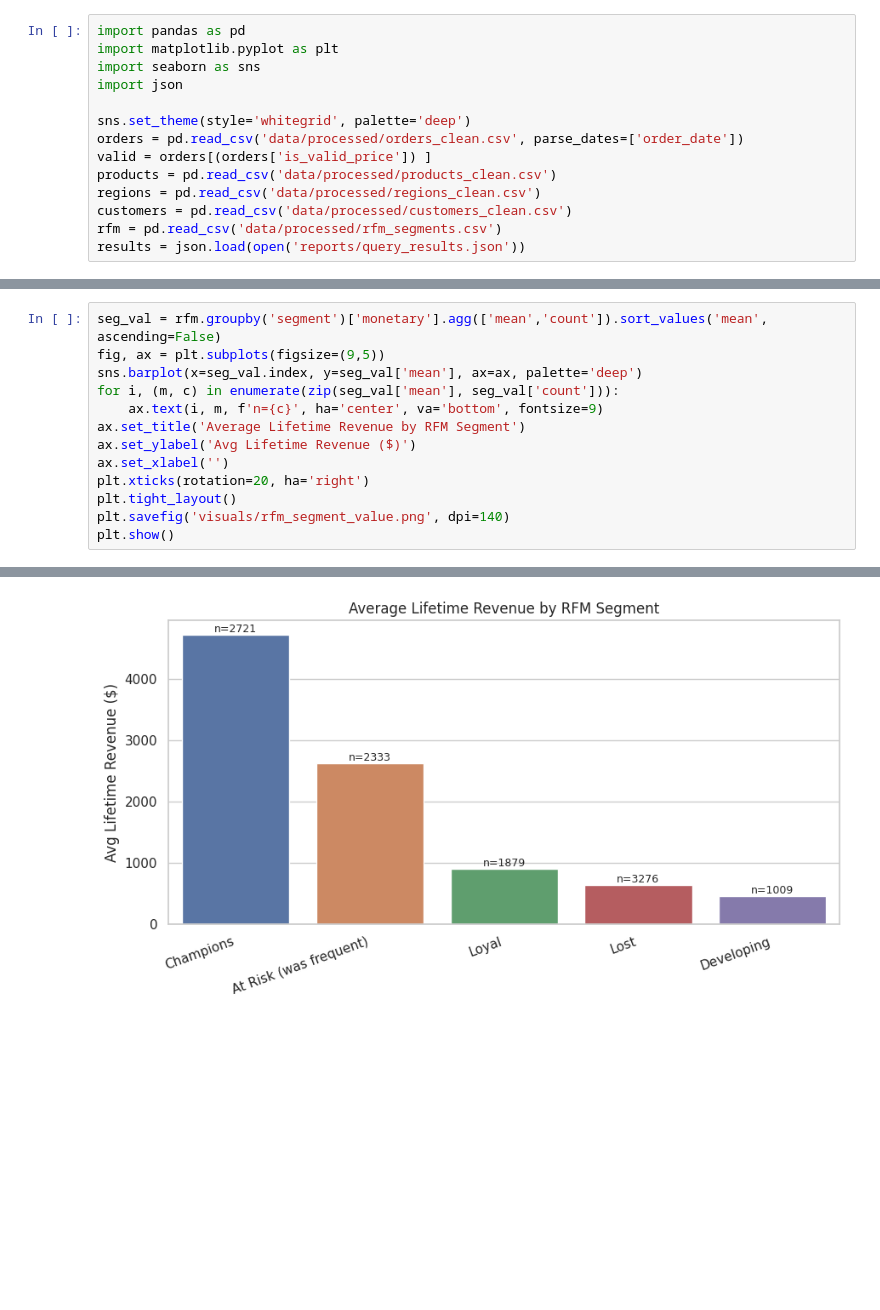
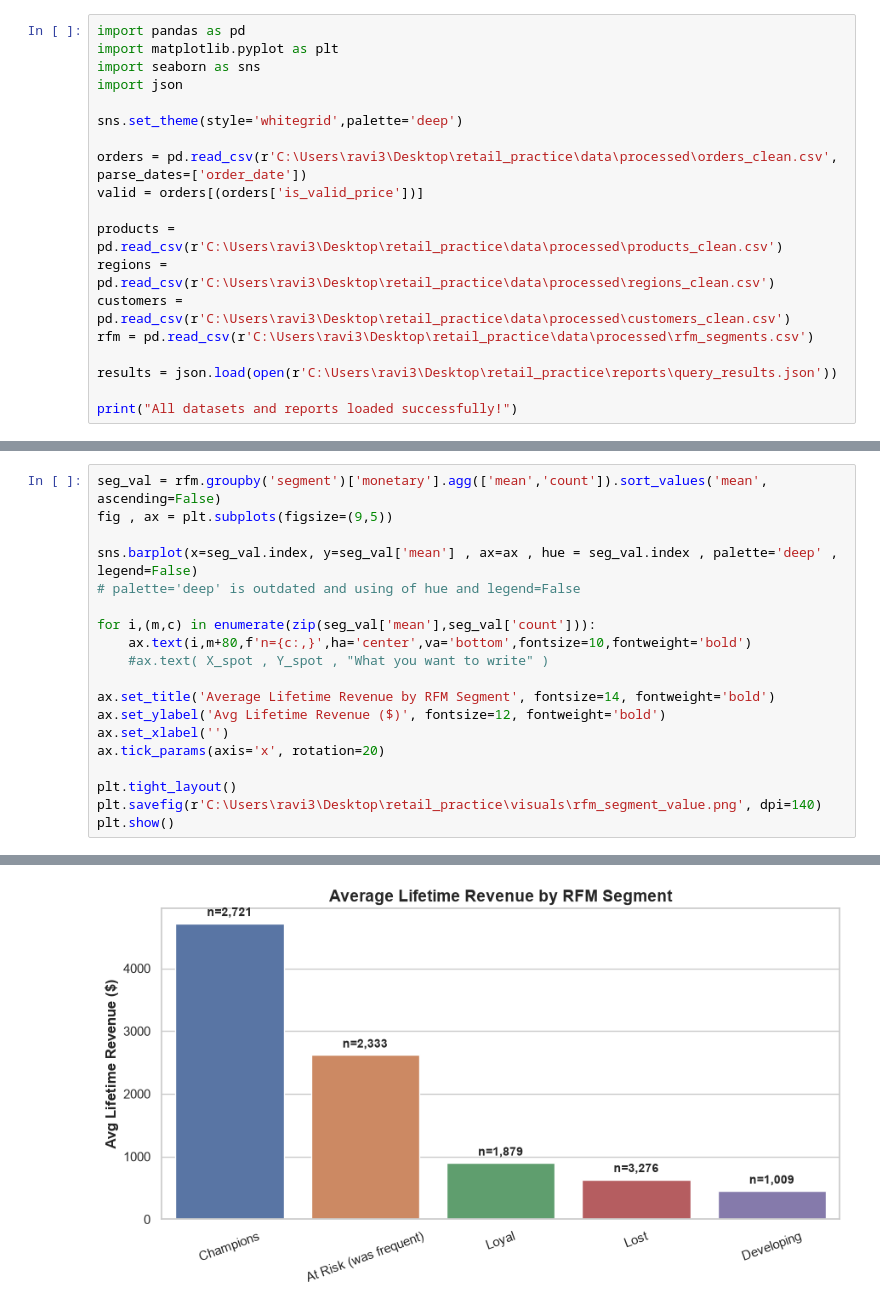
Before and after one commit to ravi020410/retail-ecommerce-sales-analytics, a Jupyter notebook: notebooks/04_visualization.ipynb, the cells around one changed output, grey strips where cells are left out. Saved outputs shown, nothing was run; the diff lists cells and outputs as text; blank space fills up the shorter version.

```diff
--- a/notebooks/04_visualization.ipynb
+++ b/notebooks/04_visualization.ipynb
@@ -8,11 +4,16 @@ import matplotlib.pyplot as plt
 import seaborn as sns
 import json
 
-sns.set_theme(style='whitegrid', palette='deep')
-orders = pd.read_csv('data/processed/orders_clean.csv', parse_dates=['order_date'])
-valid = orders[(orders['is_valid_price']) ]
-products = pd.read_csv('data/processed/products_clean.csv')
-regions = pd.read_csv('data/processed/regions_clean.csv')
-customers = pd.read_csv('data/processed/customers_clean.csv')
-rfm = pd.read_csv('data/processed/rfm_segments.csv')
-results = json.load(open('reports/query_results.json'))
+sns.set_theme(style='whitegrid',palette='deep')
+
+orders = pd.read_csv(r'C:\Users\ravi3\Desktop\retail_practice\data\processed\orders_clean.csv', parse_dates=['order_date'])
+valid = orders[(orders['is_valid_price'])]
+
+products = pd.read_csv(r'C:\Users\ravi3\Desktop\retail_practice\data\processed\products_clean.csv')
+regions = pd.read_csv(r'C:\Users\ravi3\Desktop\retail_practice\data\processed\regions_clean.csv')
+customers = pd.read_csv(r'C:\Users\ravi3\Desktop\retail_practice\data\processed\customers_clean.csv')
+rfm = pd.read_csv(r'C:\Users\ravi3\Desktop\retail_practice\data\processed\rfm_segments.csv')
+
+results = json.load(open(r'C:\Users\ravi3\Desktop\retail_practice\reports\query_results.json'))
+
+print("All datasets and reports loaded successfully!")
@@ -55,14 +66,20 @@ plt.show()
 # %%
 seg_val = rfm.groupby('segment')['monetary'].agg(['mean','count']).sort_values('mean', ascending=False)
-fig, ax = plt.subplots(figsize=(9,5))
-sns.barplot(x=seg_val.index, y=seg_val['mean'], ax=ax, palette='deep')
-for i, (m, c) in enumerate(zip(seg_val['mean'], seg_val['count'])):
-    ax.text(i, m, f'n={c}', ha='center', va='bottom', fontsize=9)
-ax.set_title('Average Lifetime Revenue by RFM Segment')
-ax.set_ylabel('Avg Lifetime Revenue ($)')
+fig , ax = plt.subplots(figsize=(9,5))
+
+sns.barplot(x=seg_val.index, y=seg_val['mean'] , ax=ax , hue = seg_val.index , palette='deep' , legend=False)
+# palette='deep' is outdated and using of hue and legend=False
+
+for i,(m,c) in enumerate(zip(seg_val['mean'],seg_val['count'])):
+    ax.text(i,m+80,f'n={c:,}',ha='center',va='bottom',fontsize=10,fontweight='bold')
+    #ax.text( X_spot , Y_spot , "What you want to write" )
+
+ax.set_title('Average Lifetime Revenue by RFM Segment', fontsize=14, fontweight='bold')
+ax.set_ylabel('Avg Lifetime Revenue ($)', fontsize=12, fontweight='bold')
 ax.set_xlabel('')
-plt.xticks(rotation=20, ha='right')
+ax.tick_params(axis='x', rotation=20)
+
 plt.tight_layout()
-plt.savefig('visuals/rfm_segment_value.png', dpi=140)
+plt.savefig(r'C:\Users\ravi3\Desktop\retail_practice\visuals\rfm_segment_value.png', dpi=140)
 plt.show()
 # %% [output]
@@ -72,2 +86,2 @@ Passing `palette` without assigning `hue` is deprecated and will be removed in v
-[figure, old version]
+[figure, new version]
 # %% [markdown]
```
Also changed, not shown: parts of 14 cells of this notebook, 4 other files.
